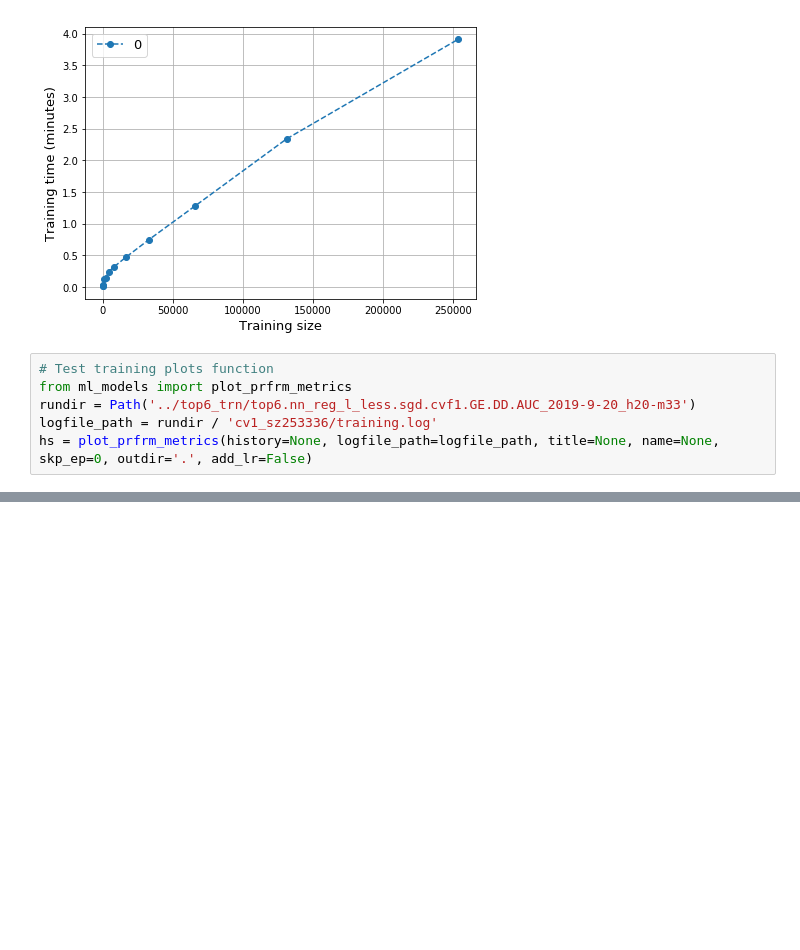
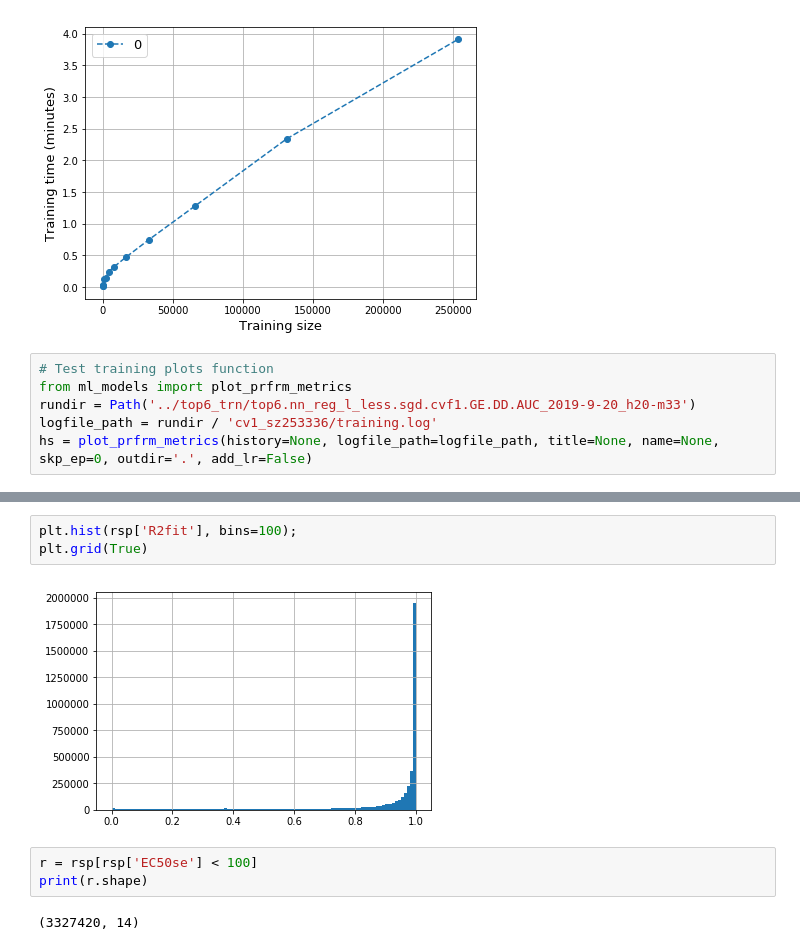
Before and after one commit to adpartin/LearningCurves, a Jupyter notebook: notebooks/sandbox.ipynb, the cells around one changed output, grey strips where cells are left out. Drawn from its saved outputs; the diff is of its cells as text; blank space fills up the shorter version.

```diff
--- a/notebooks/sandbox.ipynb
+++ b/notebooks/sandbox.ipynb
@@ -66,0 +92,10 @@ datadir = Path('../top6_data_splits')
+# %%
+plt.hist(rsp['R2fit'], bins=100);
+plt.grid(True)
+# %% [output]
+[figure, added]
+# %%
+r = rsp[rsp['EC50se'] < 100]
+print(r.shape)
+# %% [output]
+(3327420, 14)
```
Also changed, not shown: parts of 13 cells of this notebook, 7 other files.
